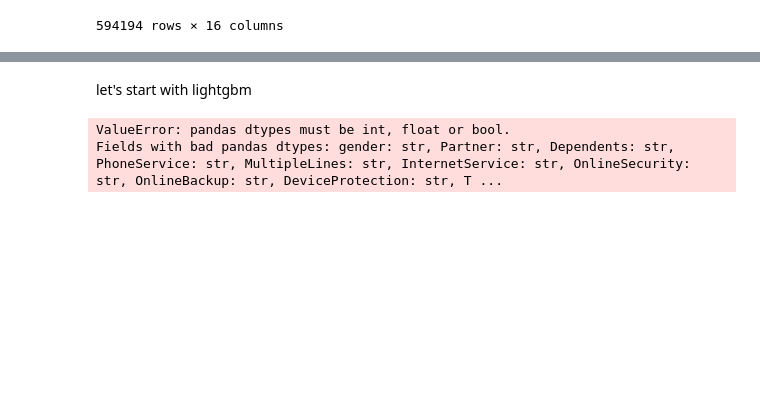
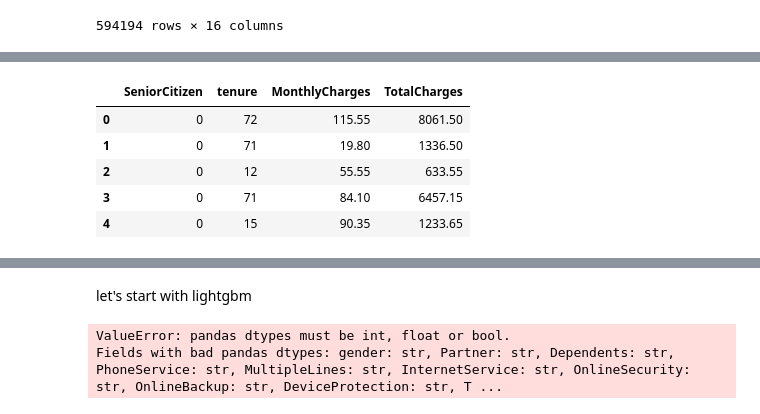
Before and after one commit to ranjan4git/kaggle-competitions, a Jupyter notebook: competitions/playground_s6e3_churn_prediction/notebooks/eda.ipynb, the cells around one changed output, grey strips where cells are left out. Cells and saved outputs as stored; diff of their text form; code cells hidden in the pictures; blank space fills up the shorter version.

```diff
--- a/competitions/playground_s6e3_churn_prediction/notebooks/eda.ipynb
+++ b/competitions/playground_s6e3_churn_prediction/notebooks/eda.ipynb
@@ -47,0 +123,10 @@ y_train = train_df[target_col]
+# %%
+X_test = test_df[[col for col in num_cols if col not in ['id', 'Churn']]]
+X_test.head()
+# %% [output]
+|  | SeniorCitizen | tenure | MonthlyCharges | TotalCharges |
+| 0 | 0 | 72 | 115.55 | 8061.50 |
+| 1 | 0 | 71 | 19.80 | 1336.50 |
+| 2 | 0 | 12 | 55.55 | 633.55 |
+| 3 | 0 | 71 | 84.10 | 6457.15 |
+| 4 | 0 | 15 | 90.35 | 1233.65 |
```
Also changed, not shown: parts of 17 cells of this notebook.
